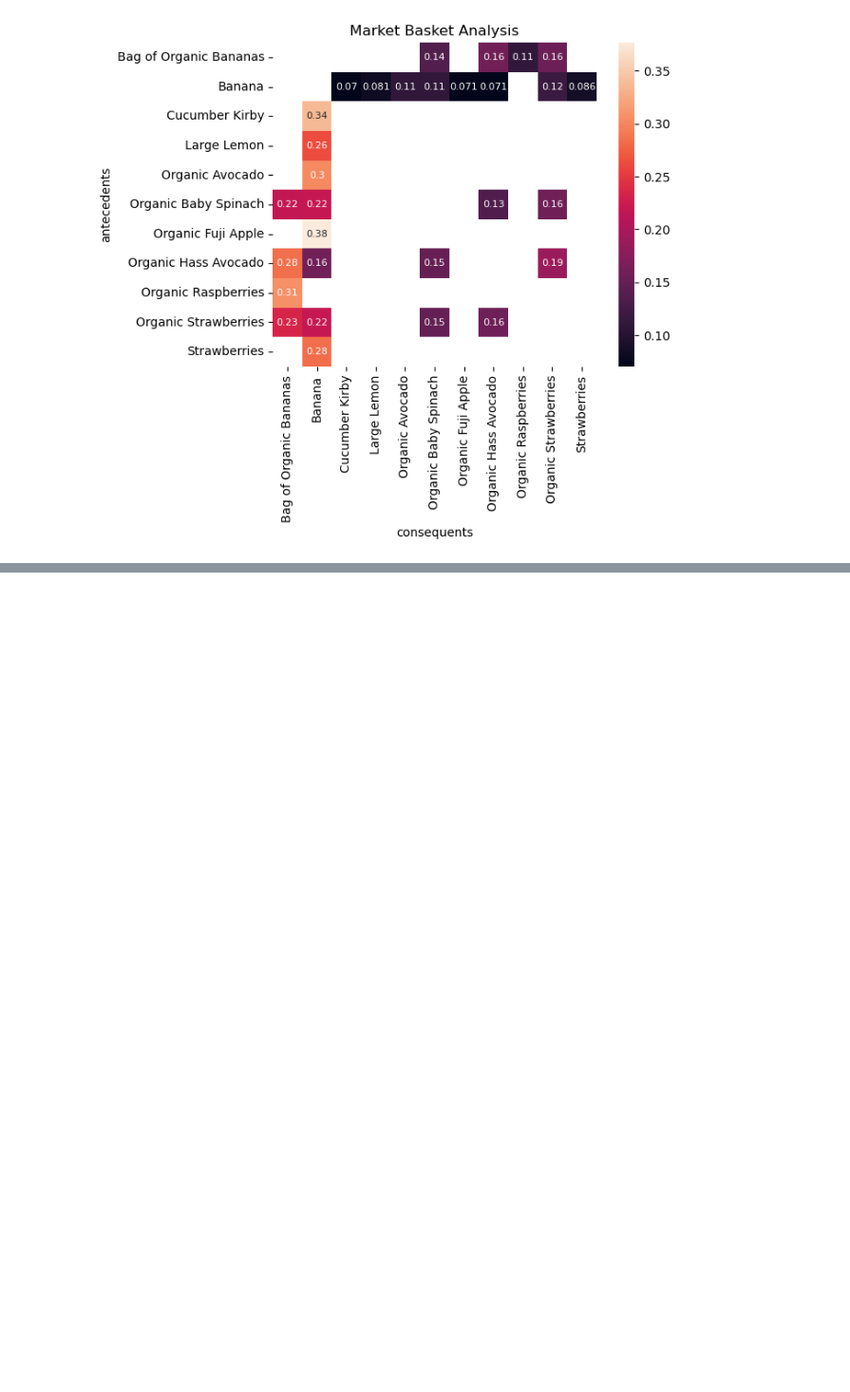
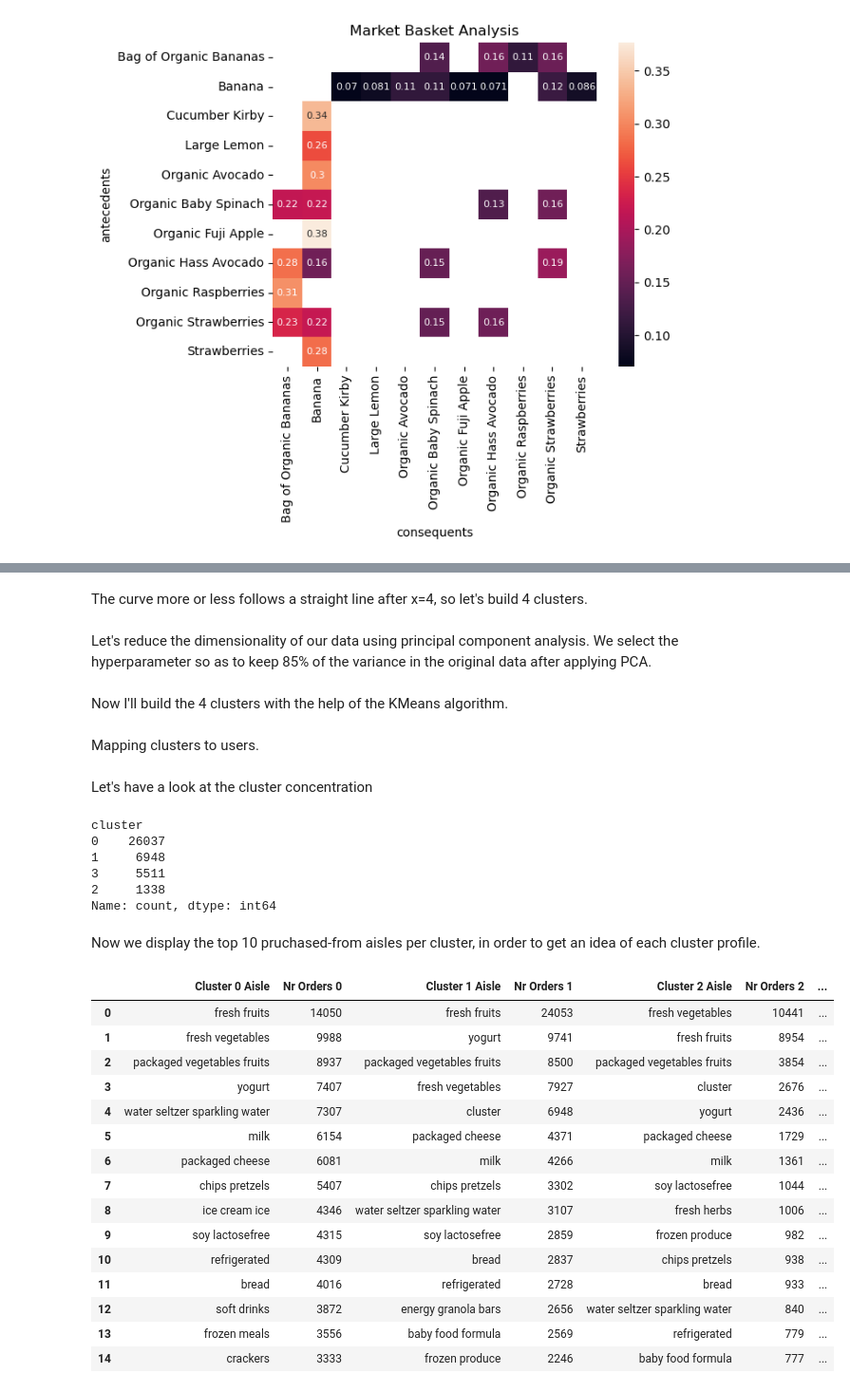
Before and after one commit to rafredj/hometask_NYer, a Jupyter notebook: Hometask_NYer.ipynb, the cells around one changed output, grey strips where cells are left out. Shown: that part at 95% size. Cells and saved outputs as stored; diff of their text form; code cells hidden in the pictures; blank space fills up the shorter version.

```diff
--- a/Hometask_NYer.ipynb
+++ b/Hometask_NYer.ipynb
@@ -86,0 +129,71 @@ plt.show()
+# %% [markdown]
+The curve more or less follows a straight line after x=4, so let's build 4 clusters.
+# %% [markdown]
+Let's reduce the dimensionality of our data using principal component analysis. We select the hyperparameter so as to keep 85% of the variance in the original data after applying PCA.
+# %%
+pca = decomposition.PCA(n_components=0.85)
+pca_users_orders = pca.fit_transform(X)
+# %% [markdown]
+Now I'll build the 4 clusters with the help of the KMeans algorithm.
+# %%
+PCA_components = pd.DataFrame(pca_users_orders)
+kmeans = KMeans(n_clusters=4)
+X_clustered = kmeans.fit_predict(pca_users_orders)
+# %% [markdown]
+Mapping clusters to users.
+# %%
+df_users_aisles['cluster']=X_clustered
+# %% [markdown]
+Let's have a look at the cluster concentration
+# %%
+df_users_aisles['cluster'].value_counts().sort_values(ascending = False)
+# %% [output]
+cluster
+0    26037
+1     6948
+3     5511
+2     1338
+Name: count, dtype: int64
+# %% [markdown]
+Now we display the top 10 pruchased-from aisles per cluster, in order to get an idea of each cluster profile.
+# %%
+a = df_users_aisles[df_users_aisles.cluster==0].sum().nlargest(100)
+sum = list(a)
+values = list(a.index)
+Series_Dict = {"Cluster 0 Aisle":values, "Nr Orders 0":sum}
+data_0 = pd.DataFrame(Series_Dict)
+a = df_users_aisles[df_users_aisles.cluster==1].sum().nlargest(100)
+sum = list(a)
+values = list(a.index)
+Series_Dict = {"Cluster 1 Aisle":values, "Nr Orders 1":sum}
+data_1 = pd.DataFrame(Series_Dict)
+a = df_users_aisles[df_users_aisles.cluster==2].sum().nlargest(100)
+sum = list(a)
+values = list(a.index)
+Series_Dict = {"Cluster 2 Aisle":values, "Nr Orders 2":sum}
+data_2 = pd.DataFrame(Series_Dict)
+a = df_users_aisles[df_users_aisles.cluster==3].sum().nlargest(100)
+sum = list(a)
+values = list(a.index)
+Series_Dict = {"Cluster 3 Aisle":values, "Nr Orders 3":sum}
+data_3 = pd.DataFrame(Series_Dict)
+df_sums = pd.concat([data_0,data_1,data_2,data_3],
+axis=1)
+df_sums.head(15)
+# %% [output]
+|  | Cluster 0 Aisle | Nr Orders 0 | Cluster 1 Aisle | Nr Orders 1 | Cluster 2 Aisle | Nr Orders 2 | ... |
+| 0 | fresh fruits | 14050 | fresh fruits | 24053 | fresh vegetables | 10441 | ... |
+| 1 | fresh vegetables | 9988 | yogurt | 9741 | fresh fruits | 8954 | ... |
+| 2 | packaged vegetables fruits | 8937 | packaged vegetables fruits | 8500 | packaged vegetables fruits | 3854 | ... |
+| 3 | yogurt | 7407 | fresh vegetables | 7927 | cluster | 2676 | ... |
+| 4 | water seltzer sparkling water | 7307 | cluster | 6948 | yogurt | 2436 | ... |
+| 5 | milk | 6154 | packaged cheese | 4371 | packaged cheese | 1729 | ... |
+| 6 | packaged cheese | 6081 | milk | 4266 | milk | 1361 | ... |
+| 7 | chips pretzels | 5407 | chips pretzels | 3302 | soy lactosefree | 1044 | ... |
+| 8 | ice cream ice | 4346 | water seltzer sparkling water | 3107 | fresh herbs | 1006 | ... |
+| 9 | soy lactosefree | 4315 | soy lactosefree | 2859 | frozen produce | 982 | ... |
+| 10 | refrigerated | 4309 | bread | 2837 | chips pretzels | 938 | ... |
+| 11 | bread | 4016 | refrigerated | 2728 | bread | 933 | ... |
+| 12 | soft drinks | 3872 | energy granola bars | 2656 | water seltzer sparkling water | 840 | ... |
+| 13 | frozen meals | 3556 | baby food formula | 2569 | refrigerated | 779 | ... |
+| 14 | crackers | 3333 | frozen produce | 2246 | baby food formula | 777 | ... |
```
Also changed, not shown: parts of 31 cells of this notebook.
